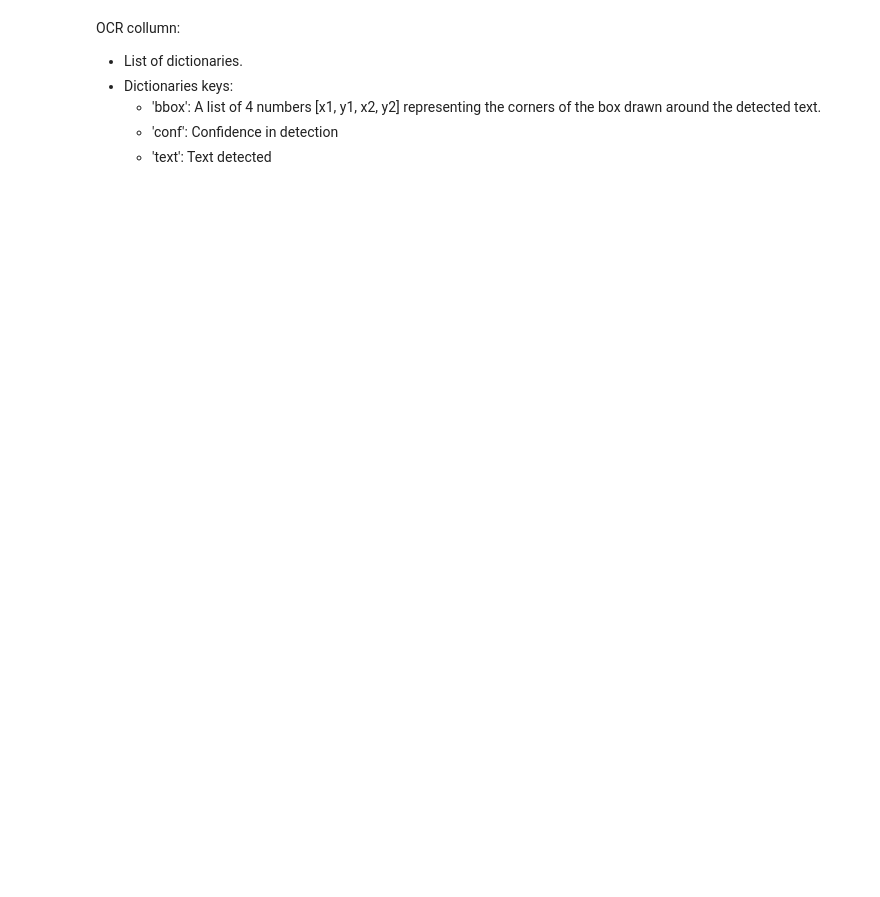
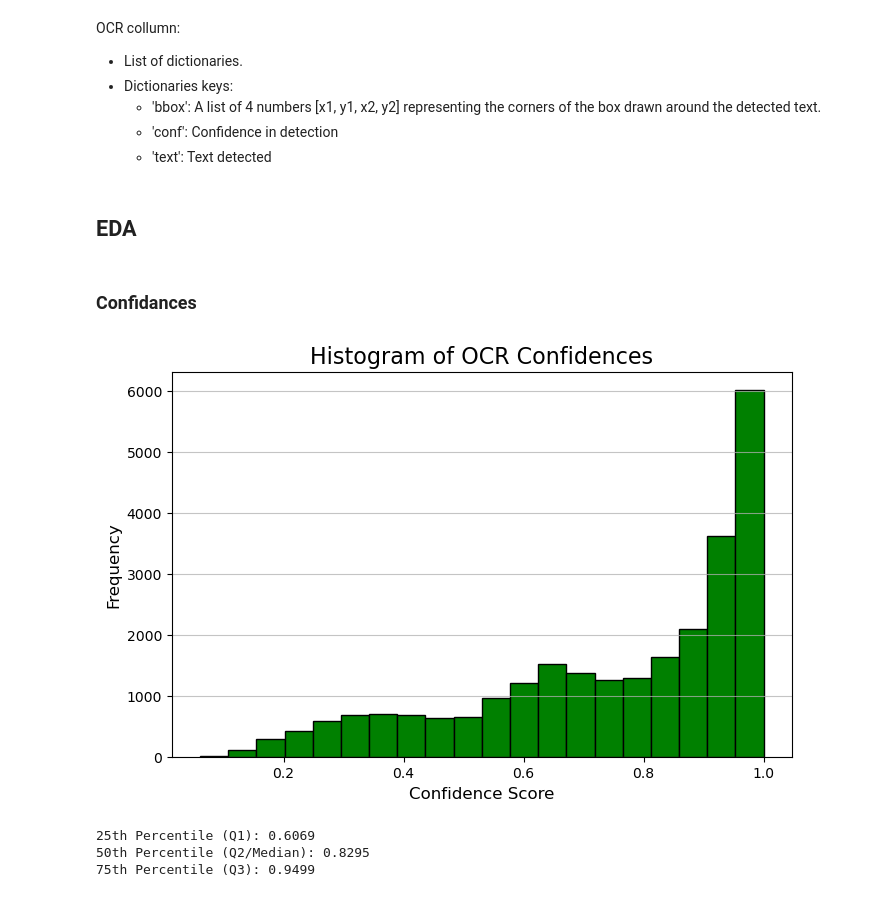
Before and after one commit to Dinisas/Big-Data, a Jupyter notebook: project_newcast_eda.ipynb, the cells around one changed output. Cells and saved outputs as stored; diff of their text form; code cells hidden in the pictures; blank space fills up the shorter version.

```diff
--- a/project_newcast_eda.ipynb
+++ b/project_newcast_eda.ipynb
@@ -10,7 +10,7 @@ from wordcloud import WordCloud
 import re
 # %%
 # Select channel
-channel = 'RTP'
+channel = 'TVI'
 
 #select date
 date = 'Nov_10'
@@ -60,6 +62,7 @@ data.info()
 all_text = []
 for idx, frame in data.iterrows():
     frame_n = frame['Frame_Number']
+    video_name = frame['Video_Name']
     ocr = frame['OCR']
 
     if len(ocr) >0:
@@ -68,7 +71,9 @@ for idx, frame in data.iterrows():
             text = box['text']
             conf = box['conf']
 
+
             new_row = {'frame_n': frame_n,
+                        'video_name': video_name,
                         'bbox': bbox,
                         'text': text,
                         'conf': conf}
@@ -77,4 +82,5 @@ for idx, frame in data.iterrows():
 
 df_ocr = pd.DataFrame(all_text)
 
+print(f"\n df_ocr.head():")
 print(df_ocr.head())
@@ -85,18 +109,29 @@ OCR collumn:
     - 'bbox': A list of 4 numbers [x1, y1, x2, y2] representing the corners of the box drawn around the detected text.
     - 'conf': Confidence in detection
     - 'text': Text detected
+# %% [markdown]
+## EDA
+# %% [markdown]
+### Confidances
 # %%
 plt.figure(figsize=(8, 5))
 plt.hist(df_ocr['conf'], bins=20, color='green', edgecolor='black')
 plt.title('Histogram of OCR Confidences', fontsize=16)
 plt.xlabel('Confidence Score', fontsize=12)
 plt.ylabel('Frequency', fontsize=12)
 plt.grid(axis='y', alpha=0.75)
 plt.show()
 
 # quartiles of confidence scores
 Q1 = np.percentile(df_ocr['conf'], 25)
+Q2 = np.percentile(df_ocr['conf'], 50)
 Q3 = np.percentile(df_ocr['conf'], 75)
 
 print(f"25th Percentile (Q1): {Q1:.4f}")
+print(f"50th Percentile (Q2/Median): {Q2:.4f}")
 print(f"75th Percentile (Q3): {Q3:.4f}")
+# %% [output]
+[figure, added]
+25th Percentile (Q1): 0.6069
+50th Percentile (Q2/Median): 0.8295
+75th Percentile (Q3): 0.9499
```
Also changed, not shown: parts of 20 cells of this notebook.
